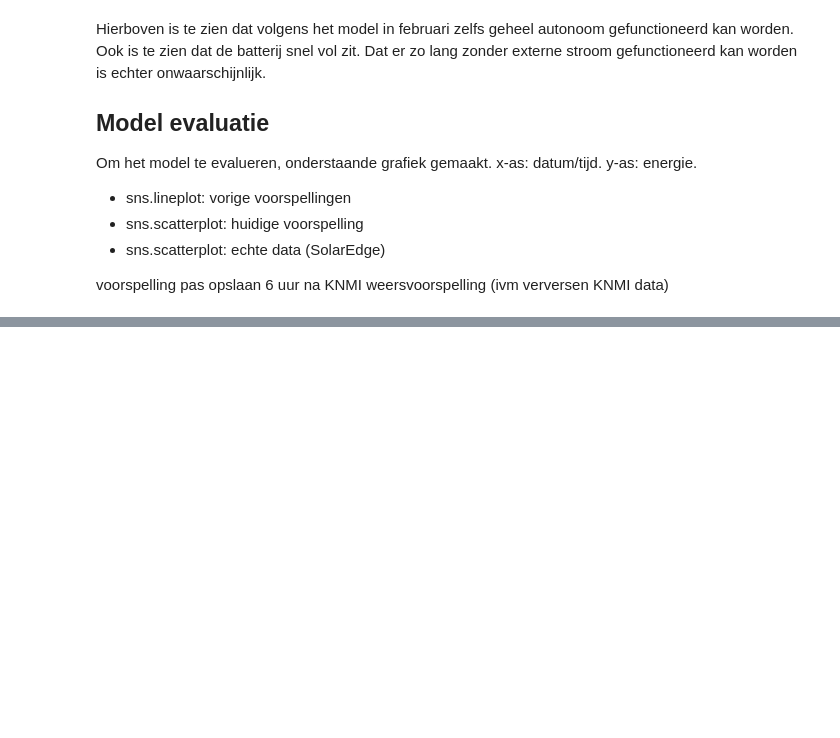
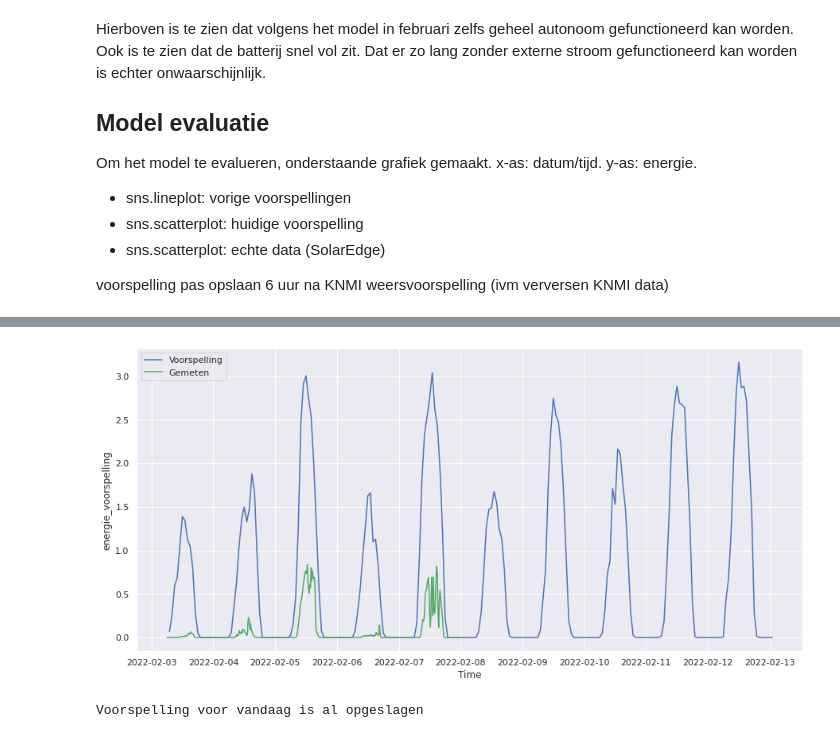
Before and after one commit to bosgnoom/data-engineer-eindopdracht, a Jupyter notebook: data_analyse.ipynb, the cells around one changed output, grey strips where cells are left out. Cells and saved outputs as stored; diff of their text form; code cells hidden in the pictures; blank space fills up the shorter version.

Commit message:
Added model evaluation

```diff
--- a/data_analyse.ipynb
+++ b/data_analyse.ipynb
@@ -308,3 +316,78 @@ Om het model te evalueren, onderstaande grafiek gemaakt. x-as: datum/tijd. y-as:
 - sns.scatterplot: echte data (SolarEdge)
 
 voorspelling pas opslaan 6 uur na KNMI weersvoorspelling (ivm verversen KNMI data)
+# %%
+# 1. Vanaf wanneer tekenen?
+# Model evaluatie tekenen vanaf eerste run,
+# Dit is de eerste datum in "evaluation" of anders
+# de eerste datum van "voorspelling"
+conn_eval = sqlite3.connect("evaluatie.db")
+
+# Datum opvragen in try...             except...
+#                   (tabel bestaat)... (eerste run)...
+try:
+    sql = 'SELECT * FROM evaluation'
+    previous_runs = pd.read_sql(sql, conn_eval)
+    previous_runs["Time"] = pd.to_datetime(previous_runs["Time"])
+    first_date = previous_runs["Time"].min()
+    print("Ophalen evaluation OK")
+
+except (sqlite3.Error, pd.io.sql.DatabaseError) as e:
+    print(f'Foutmelding database: {e}')
+    first_date = voorspelling.index.min()
+    previous_runs = None
+
+print(f'Getting solaredge data from {first_date}')
+
+
+# 2. Data ophalen uit database solaredge
+conn_solaredge = sqlite3.connect("solaredge.db")
+sql = f'SELECT * FROM history WHERE DATETIME(tijdstip) >= DATETIME("{first_date}")'
+solaredge = pd.read_sql(sql, conn)
+
+# Tijd omzetten naar datetime
+solaredge["Time"] = pd.to_datetime(solaredge["tijdstip"])
+solaredge.set_index("Time", inplace=True)
+solaredge.drop("tijdstip", axis=1, inplace=True)
+
+# Tijdzone info toevoegen, SolarEdge is in de "local" time
+solaredge = solaredge.tz_localize("Europe/Amsterdam", ambiguous="NaT", nonexistent="NaT")
+
+# Energie van Wh naar kWh
+solaredge["energy"] = solaredge["energy"] / 1000.0
+
+# Grafiek opbouwen
+fig, ax = plt.subplots(figsize=(15, 7))
+sns.lineplot(data=voorspelling, x="Time", y="energie_voorspelling", color='b', ax=ax)
+sns.lineplot(data=solaredge, x="Time", y="energy", color='g', ax=ax)
+if previous_runs is not None:
+    sns.lineplot(data=previous_runs, x="Time", y="energie_voorspelling", linewidth=0, ax=ax)
+plt.legend(labels=["Voorspelling", "Gemeten"], loc="upper left")
+plt.show()
+
+# 3. Huidige voorspelling opslaan (alleen voor vandaag)
+# Tabel aanmaken indien nog niet aanwezig
+sql = """CREATE TABLE IF NOT EXISTS evaluation_days (
+            datum DATETIME PRIMARY KEY NOT NULL );
+      """
+conn_eval.execute(sql)
+
+# Datum van vandaag ophalen uit tabel
+cursor = conn_eval.cursor()
+sql = f"SELECT datum FROM evaluation_days WHERE datum = DATE('now')"
+cursor.execute(sql)
+result = cursor.fetchall()
+
+if len(result) == 0:
+    # Day not found, save voorspelling
+    print("Voorspelling voor vandaag opslaan")
+    voorspelling.to_sql("evaluation", conn_eval, if_exists="append")
+
+    sql = f"INSERT INTO evaluation_days VALUES ( DATE('now') )"
+    cursor.execute(sql)
+else:
+    print("Voorspelling voor vandaag is al opgeslagen")
+
+conn_eval.commit()
+conn_eval.close()
+# %% [output]
@@ -310,0 +396,2 @@ voorspelling pas opslaan 6 uur na KNMI weersvoorspelling (ivm verversen KNMI dat
+[figure, added]
+Voorspelling voor vandaag is al opgeslagen
```
Also changed, not shown: parts of 10 cells of this notebook, 2 other files.
